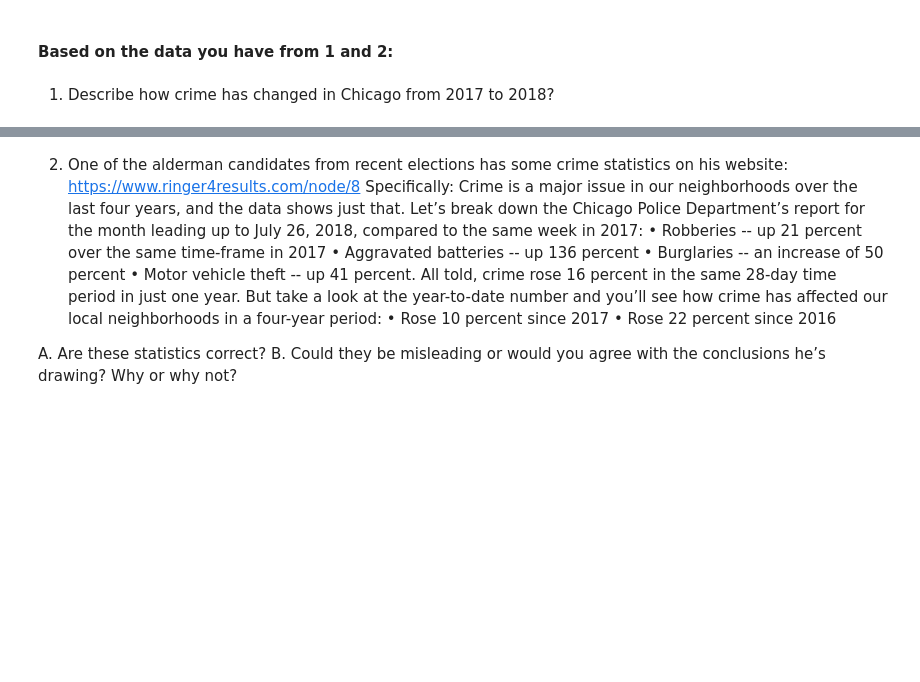
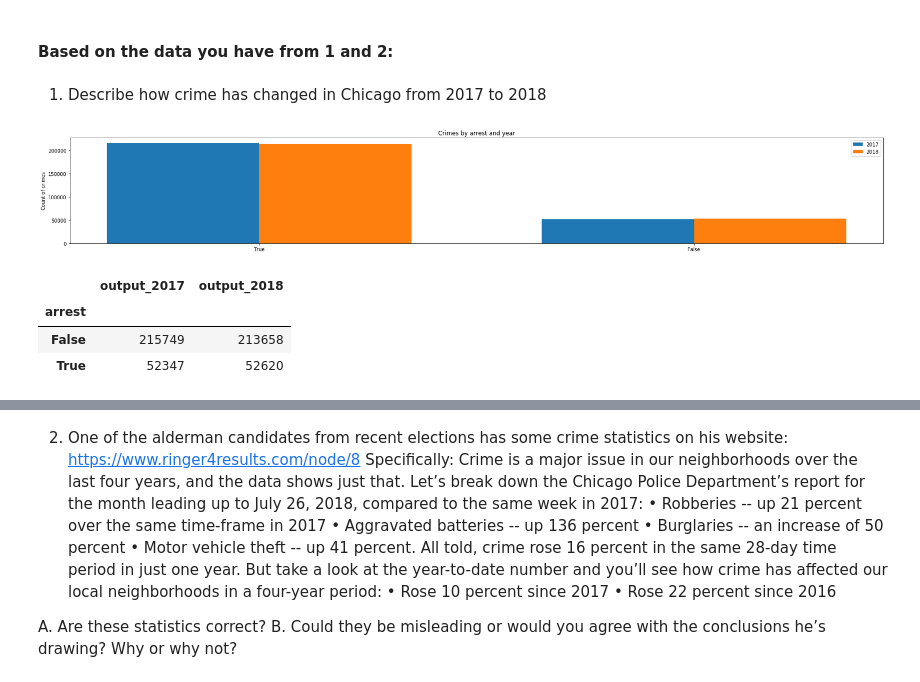
Before and after one commit to chankrista/mlforpublicpolicy, a Jupyter notebook: Assignment 1.ipynb, the cells around one changed output, grey strips where cells are left out. Saved outputs shown, nothing was run; the diff lists cells and outputs as text; code cells hidden in the pictures; blank space fills up the shorter version.

```diff
--- a/Assignment 1.ipynb
+++ b/Assignment 1.ipynb
@@ -353,4 +363,43 @@ There is no clear correlation between median household income and percent white
 # %% [markdown]
 #### Based on the data you have from 1 and 2:
 # %% [markdown]
-1. Describe how crime has changed in Chicago from 2017 to 2018?
+1. Describe how crime has changed in Chicago from 2017 to 2018
+# %%
+def annual_trend(field, df, count=True, graph=True):
+    if count:
+        data = pd.DataFrame(df.groupby([field, 'year']).size(), columns=['crime_count'])
+    else:
+        data = pd.DataFrame(df.groupby([field, 'year']).size() / df.groupby('year').size(), columns=['crime_pct'])
+    data = data.unstack()
+    data.columns=['output_2017', 'output_2018']
+
+    if graph:
+        try:
+            N = len(df[field].unique())
+            list_2017 = data.output_2017.tolist()
+            list_2018 = data.output_2018.tolist()
+            ind = np.arange(N)
+            width = 0.35
+            plt.bar(ind, list_2017, width, label='2017')
+            plt.bar(ind + width, list_2018, width,
+                label='2018')
+            if count:
+                plt.ylabel("Count of crimes")
+            else:
+                plt.ylabel("Percent of crimes")
+            plt.title('Crimes by ' + field + ' and year')
+            plt.xticks(ind + width / 2, (df[field].unique()))
+            plt.legend(loc='best')
+            plt.show()
+        except:
+            pass
+
+    return data
+# %%
+annual_trend('arrest', crime_df)
+# %% [output]
+[figure, added]
+|  | output_2017 | output_2018 |
+| arrest |  |  |
+| False | 215749 | 213658 |
+| True | 52347 | 52620 |
```
Also changed, not shown: parts of 28 cells of this notebook.
